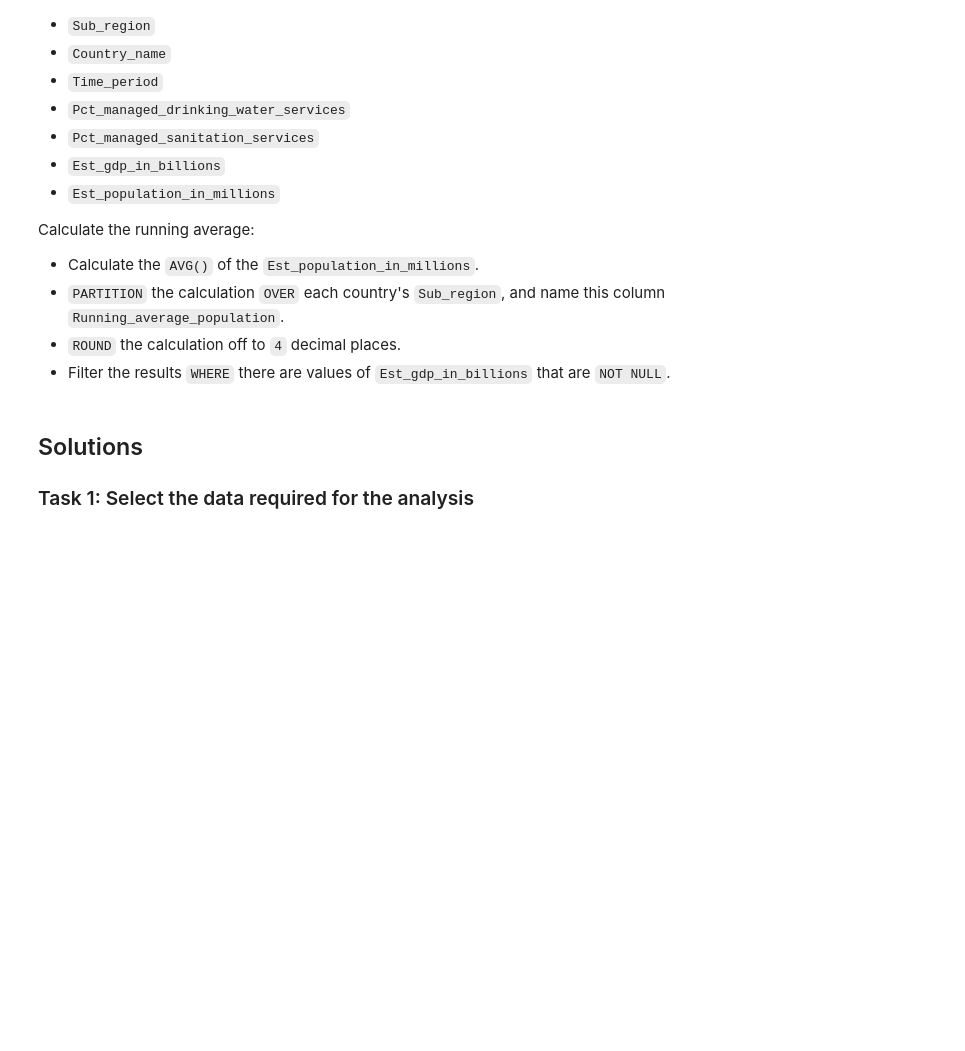
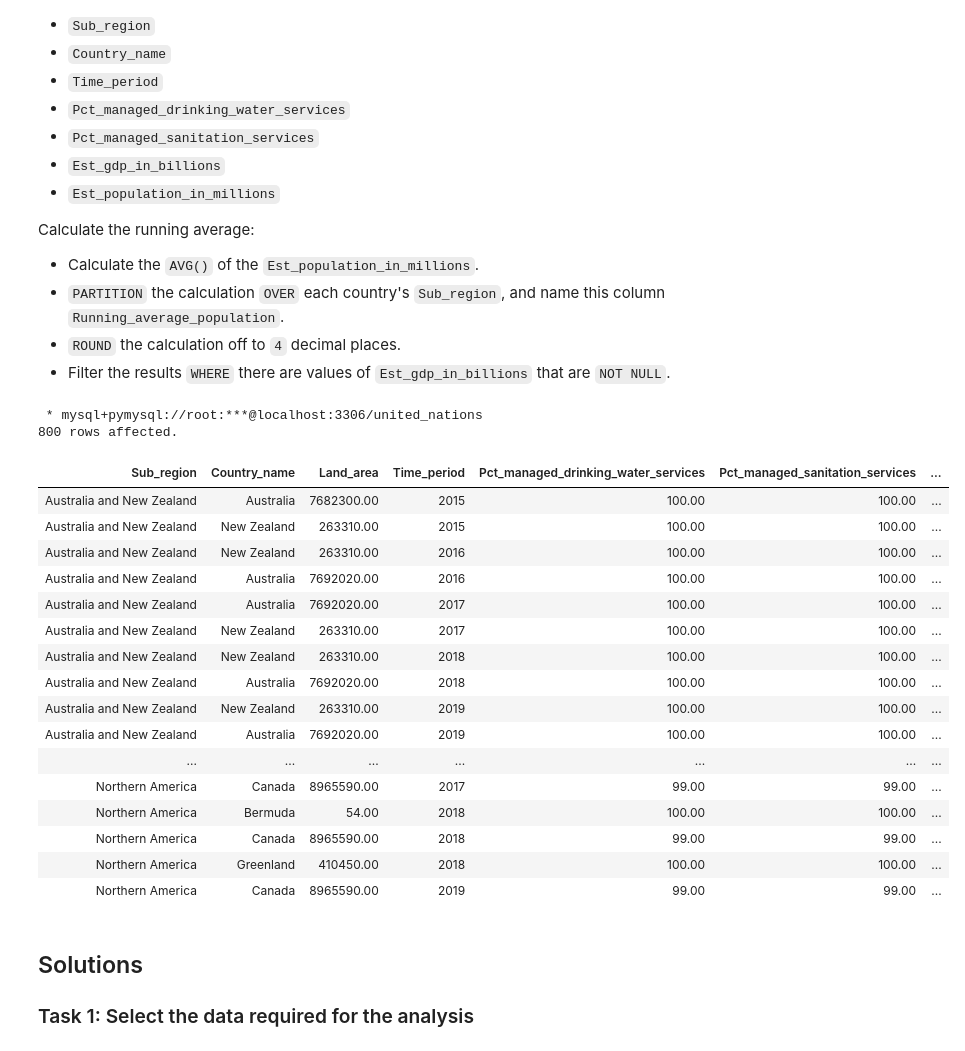
Before and after one commit to RealElvince/Access-to-basic-water-services, a Jupyter notebook: notebooks/Aggregation using window functions [Notebook].ipynb, the cells around one changed output. Saved outputs shown, nothing was run; the diff lists cells and outputs as text; code cells hidden in the pictures; blank space fills up the shorter version.

Commit message:
Avg est population in millions order by time period

```diff
--- a/notebooks/Aggregation using window functions [Notebook].ipynb
+++ b/notebooks/Aggregation using window functions [Notebook].ipynb
@@ -160,3 +157,39 @@ Calculate the running average:
+# %%
+%%sql
+SELECT
+    Sub_region,
+    Country_name,
+    Land_area,
+    Time_period,
+    Pct_managed_drinking_water_services,
+    Pct_managed_sanitation_services,
+    Est_gdp_in_billions,
+    Est_population_in_millions,
+    ROUND(AVG(Est_population_in_millions) OVER(PARTITION BY Sub_region ORDER BY Time_period),4) AS Running_average_population
+FROM
+    united_nations.access_to_basic_services
+WHERE
+    Est_gdp_in_billions IS NOT NULL;
+# %% [output]
+ * mysql+pymysql://root:***@localhost:3306/united_nations
+800 rows affected.
+| Sub_region | Country_name | Land_area | Time_period | Pct_managed_drinking_water_services | Pct_managed_sanitation_services | ... |
+| Australia and New Zealand | Australia | 7682300.00 | 2015 | 100.00 | 100.00 | ... |
+| Australia and New Zealand | New Zealand | 263310.00 | 2015 | 100.00 | 100.00 | ... |
+| Australia and New Zealand | New Zealand | 263310.00 | 2016 | 100.00 | 100.00 | ... |
+| Australia and New Zealand | Australia | 7692020.00 | 2016 | 100.00 | 100.00 | ... |
+| Australia and New Zealand | Australia | 7692020.00 | 2017 | 100.00 | 100.00 | ... |
+| Australia and New Zealand | New Zealand | 263310.00 | 2017 | 100.00 | 100.00 | ... |
+| Australia and New Zealand | New Zealand | 263310.00 | 2018 | 100.00 | 100.00 | ... |
+| Australia and New Zealand | Australia | 7692020.00 | 2018 | 100.00 | 100.00 | ... |
+| Australia and New Zealand | New Zealand | 263310.00 | 2019 | 100.00 | 100.00 | ... |
+| Australia and New Zealand | Australia | 7692020.00 | 2019 | 100.00 | 100.00 | ... |
+| ... | ... | ... | ... | ... | ... | ... |
+| Northern America | Canada | 8965590.00 | 2017 | 99.00 | 99.00 | ... |
+| Northern America | Bermuda | 54.00 | 2018 | 100.00 | 100.00 | ... |
+| Northern America | Canada | 8965590.00 | 2018 | 99.00 | 99.00 | ... |
+| Northern America | Greenland | 410450.00 | 2018 | 100.00 | 100.00 | ... |
+| Northern America | Canada | 8965590.00 | 2019 | 99.00 | 99.00 | ... |
 # %% [markdown]
 ## Solutions
 
```
Also changed, not shown: parts of 1 cell of this notebook.
